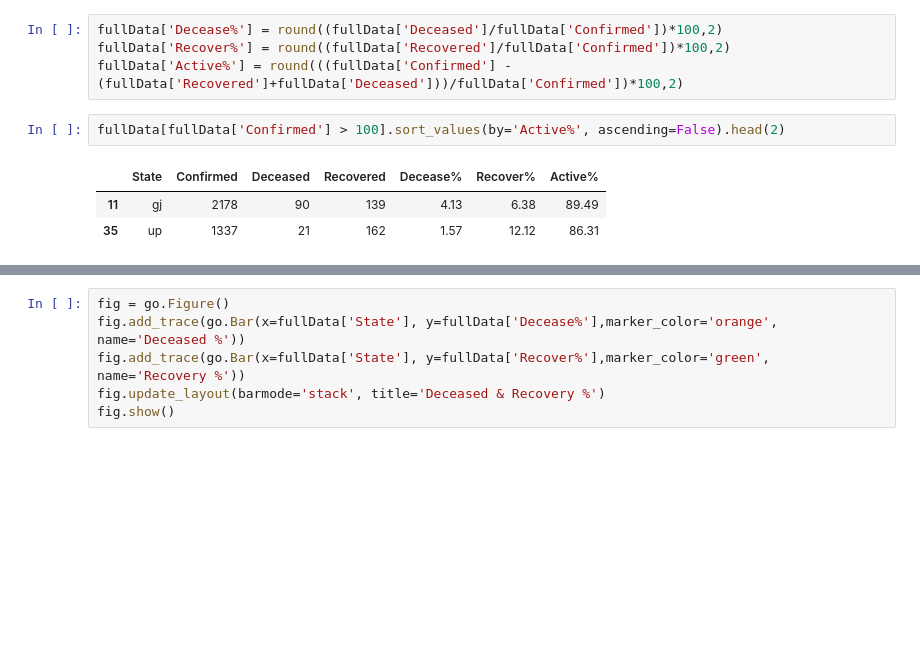
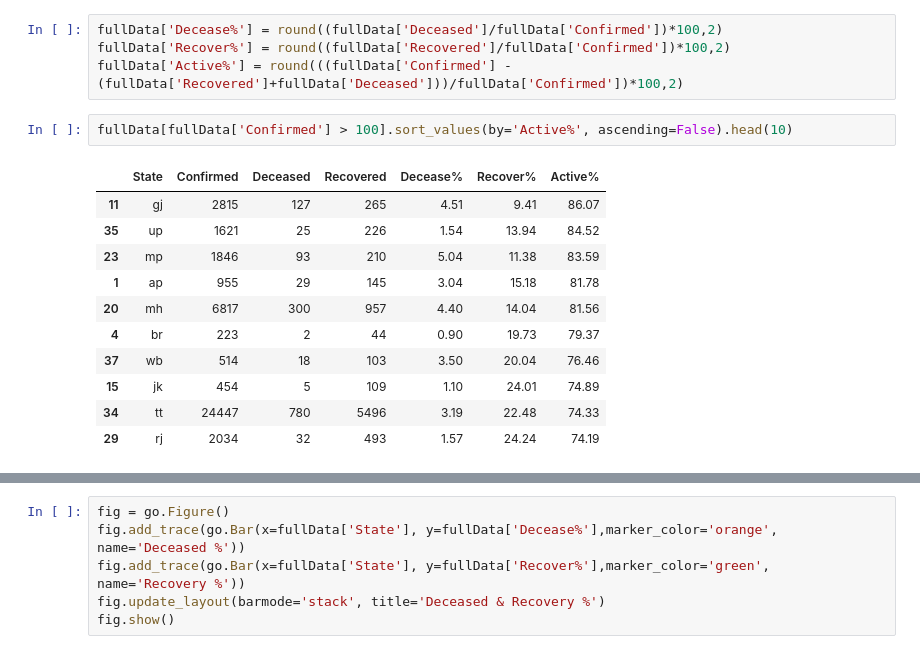
Before and after one commit to phanikiran99/kaggle, a Jupyter notebook: EDA_Covid19India.ipynb, the cells around one changed output, grey strips where cells are left out. Cells and saved outputs as stored; diff of their text form; blank space fills up the shorter version.

```diff
--- a/EDA_Covid19India.ipynb
+++ b/EDA_Covid19India.ipynb
@@ -133,11 +133,19 @@ fullData['Decease%'] = round((fullData['Deceased']/fullData['Confirmed'])*100,2)
 fullData['Recover%'] = round((fullData['Recovered']/fullData['Confirmed'])*100,2)
 fullData['Active%'] = round(((fullData['Confirmed'] -(fullData['Recovered']+fullData['Deceased']))/fullData['Confirmed'])*100,2)
 # %%
-fullData[fullData['Confirmed'] > 100].sort_values(by='Active%', ascending=False).head(2)
+fullData[fullData['Confirmed'] > 100].sort_values(by='Active%', ascending=False).head(10)
 # %% [output]
 |  | State | Confirmed | Deceased | Recovered | Decease% | Recover% | Active% |
-| 11 | gj | 2178 | 90 | 139 | 4.13 | 6.38 | 89.49 |
-| 35 | up | 1337 | 21 | 162 | 1.57 | 12.12 | 86.31 |
+| 11 | gj | 2815 | 127 | 265 | 4.51 | 9.41 | 86.07 |
+| 35 | up | 1621 | 25 | 226 | 1.54 | 13.94 | 84.52 |
+| 23 | mp | 1846 | 93 | 210 | 5.04 | 11.38 | 83.59 |
+| 1 | ap | 955 | 29 | 145 | 3.04 | 15.18 | 81.78 |
+| 20 | mh | 6817 | 300 | 957 | 4.40 | 14.04 | 81.56 |
+| 4 | br | 223 | 2 | 44 | 0.90 | 19.73 | 79.37 |
+| 37 | wb | 514 | 18 | 103 | 3.50 | 20.04 | 76.46 |
+| 15 | jk | 454 | 5 | 109 | 1.10 | 24.01 | 74.89 |
+| 34 | tt | 24447 | 780 | 5496 | 3.19 | 22.48 | 74.33 |
+| 29 | rj | 2034 | 32 | 493 | 1.57 | 24.24 | 74.19 |
 # %%
 fullData[fullData['Confirmed'] > 100].sort_values(by='Decease%', ascending=False).head(20).reset_index()
 # %% [output]
```
Also changed, not shown: parts of 15 cells of this notebook.
